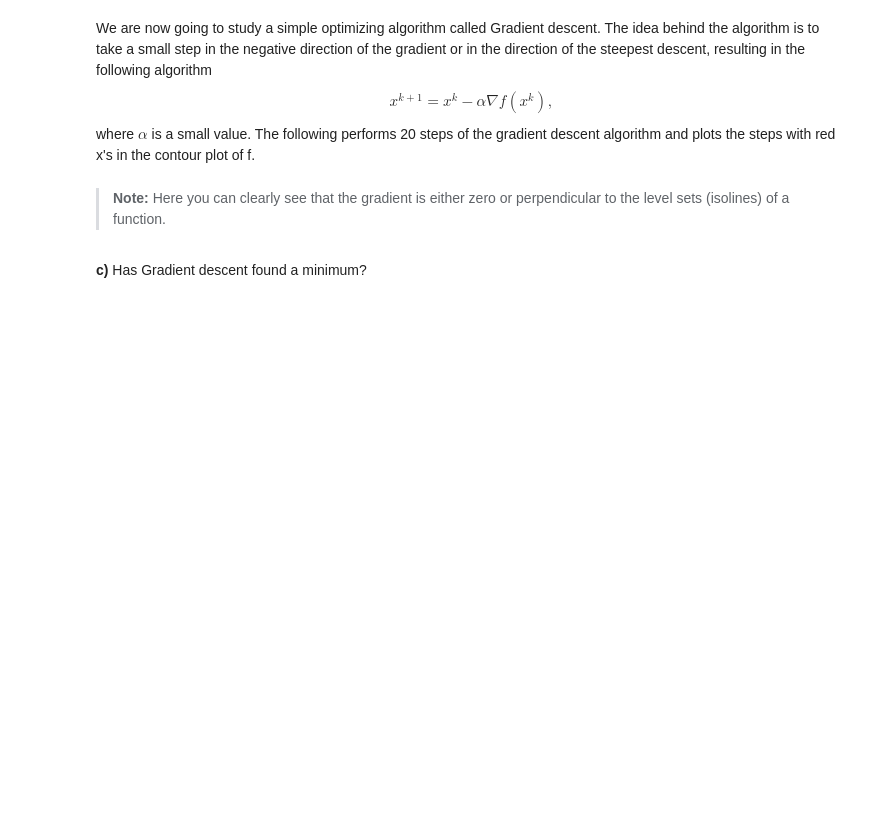
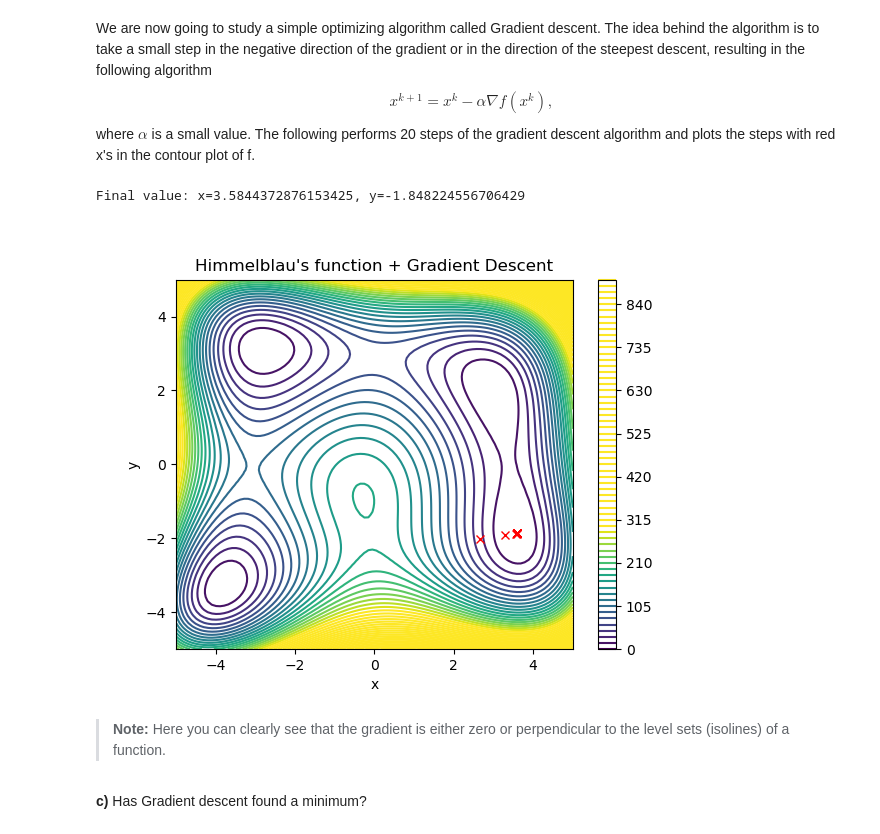
Before and after one commit to Xraaaay/MATA04, a Jupyter notebook: notebooks/project_MatNat.ipynb, the cells around one changed output. Cells and saved outputs as stored; diff of their text form; code cells hidden in the pictures; blank space fills up the shorter version.

```diff
--- a/notebooks/project_MatNat.ipynb
+++ b/notebooks/project_MatNat.ipynb
@@ -531,35 +540,40 @@ def grad_himmelblau(x, y):
     return (x_out, y_out)
 
 
 # Create a contour plot of the function
 v = np.linspace(-5, 5, 100)
 x, y = np.meshgrid(v, v)
 fig, ax = plt.subplots()
 im = ax.contour(x, y, himmelblau(x, y), 60, vmax=300.0, vmin=0.0)
 fig.colorbar(im)
 ax.set(xlabel="x", ylabel="y", title="Himmelblau's function + Gradient Descent")
 
 # the starting values for the Gradient descent algorithm
-x = 0.0
-y = 0.0
+# x = 0.0
+# y = 0.0
+x = 2.0
+y = -4.0
 
 
 # Controls the size of the step that gradient descent does in each iteration
 alpha = 0.01
 
 # Do 20 iterations or steps of gradient descent
 for k in range(20):
     # Calculate the gradient of the current step
     x_update, y_update = grad_himmelblau(x, y)
 
     # update x and y by taking a small step in direction of the negative gradient
     x = x - alpha * x_update
     y = y - alpha * y_update
 
     # add the point to the plot
     plt.plot(x, y, "rx")
 
 print(f"Final value: {x=}, {y=}")
+# %% [output]
+Final value: x=3.5844372876153425, y=-1.848224556706429
+[figure, added]
 # %% [markdown]
 > **Note:** Here you can clearly see that the gradient is either zero or perpendicular to the level sets (isolines) of a function.
 # %% [markdown]
```
Also changed, not shown: parts of 8 cells of this notebook.
